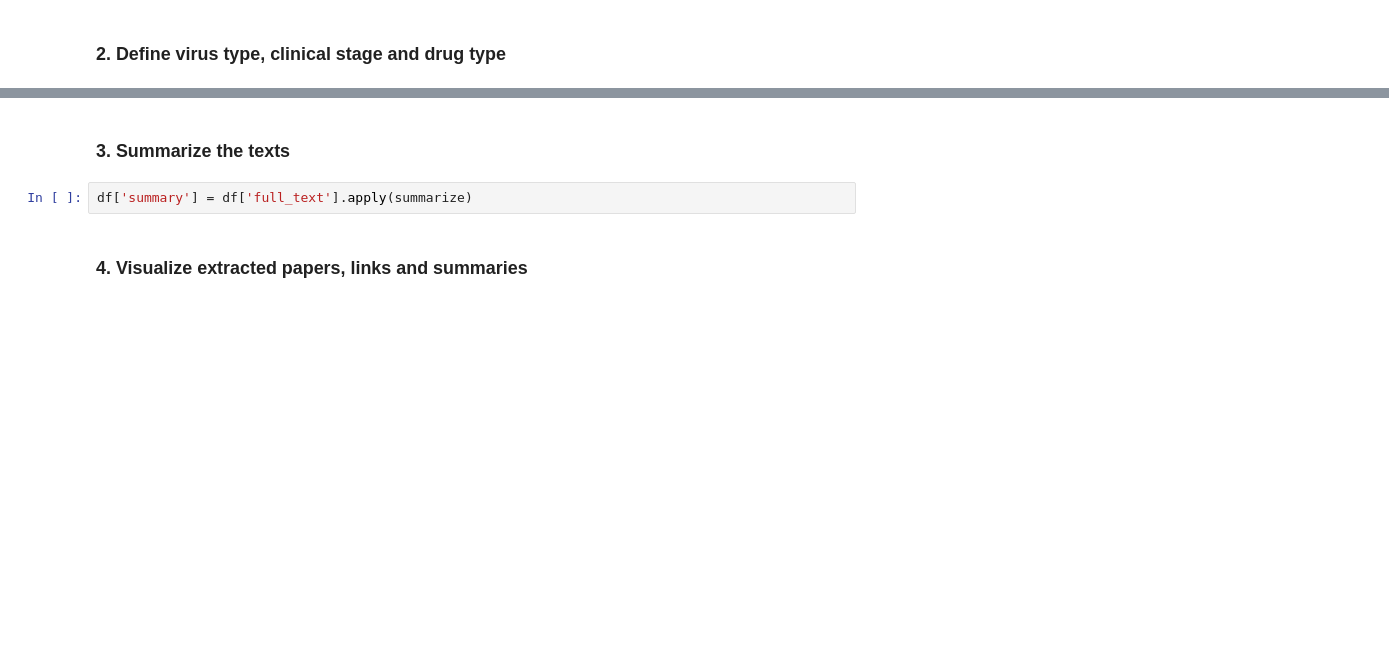
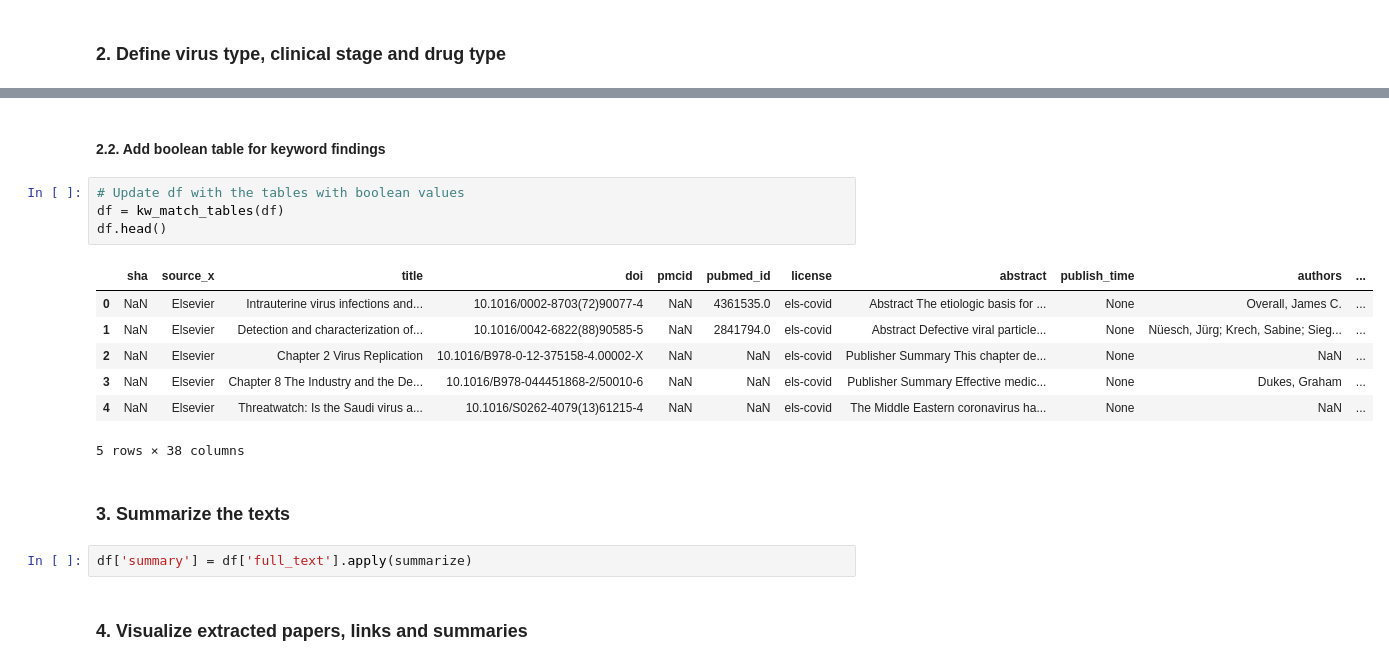
Before and after one commit to mcapllonch/solid-pancovid-19, a Jupyter notebook: notebooks/kaggle_submission/kaggle_submission_format.ipynb, the cells around one changed output, grey strips where cells are left out. Saved outputs shown, nothing was run; the diff lists cells and outputs as text; blank space fills up the shorter version.

```diff
--- a/notebooks/kaggle_submission/kaggle_submission_format.ipynb
+++ b/notebooks/kaggle_submission/kaggle_submission_format.ipynb
@@ -280,3 +344,17 @@ df
+# %% [markdown]
+#### 2.2. Add boolean table for keyword findings
+# %%
+# Update df with the tables with boolean values
+df = kw_match_tables(df)
+df.head()
+# %% [output]
+|  | sha | source_x | title | doi | pmcid | pubmed_id | license | abstract | publish_time | authors | ... |
+| 0 | NaN | Elsevier | Intrauterine virus infections and... | 10.1016/0002-8703(72)90077-4 | NaN | 4361535.0 | els-covid | Abstract The etiologic basis for ... | None | Overall, James C. | ... |
+| 1 | NaN | Elsevier | Detection and characterization of... | 10.1016/0042-6822(88)90585-5 | NaN | 2841794.0 | els-covid | Abstract Defective viral particle... | None | Nüesch, Jürg; Krech, Sabine; Sieg... | ... |
+| 2 | NaN | Elsevier | Chapter 2 Virus Replication | 10.1016/B978-0-12-375158-4.00002-X | NaN | NaN | els-covid | Publisher Summary This chapter de... | None | NaN | ... |
+| 3 | NaN | Elsevier | Chapter 8 The Industry and the De... | 10.1016/B978-044451868-2/50010-6 | NaN | NaN | els-covid | Publisher Summary Effective medic... | None | Dukes, Graham | ... |
+| 4 | NaN | Elsevier | Threatwatch: Is the Saudi virus a... | 10.1016/S0262-4079(13)61215-4 | NaN | NaN | els-covid | The Middle Eastern coronavirus ha... | None | NaN | ... |
+5 rows × 38 columns
 # %% [markdown]
 ### 3. Summarize the texts
 # %%
```
Also changed, not shown: parts of 6 cells of this notebook.
